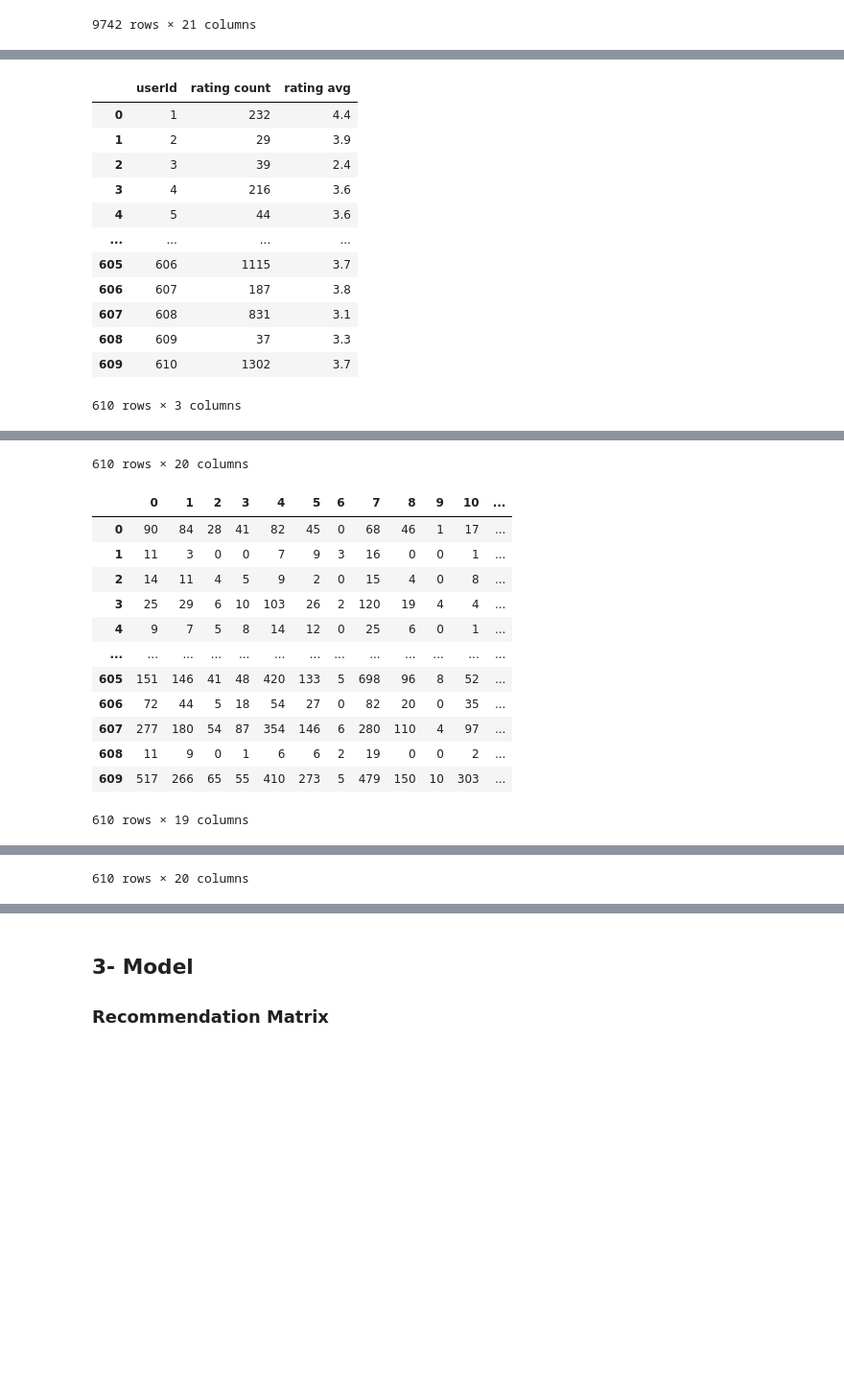
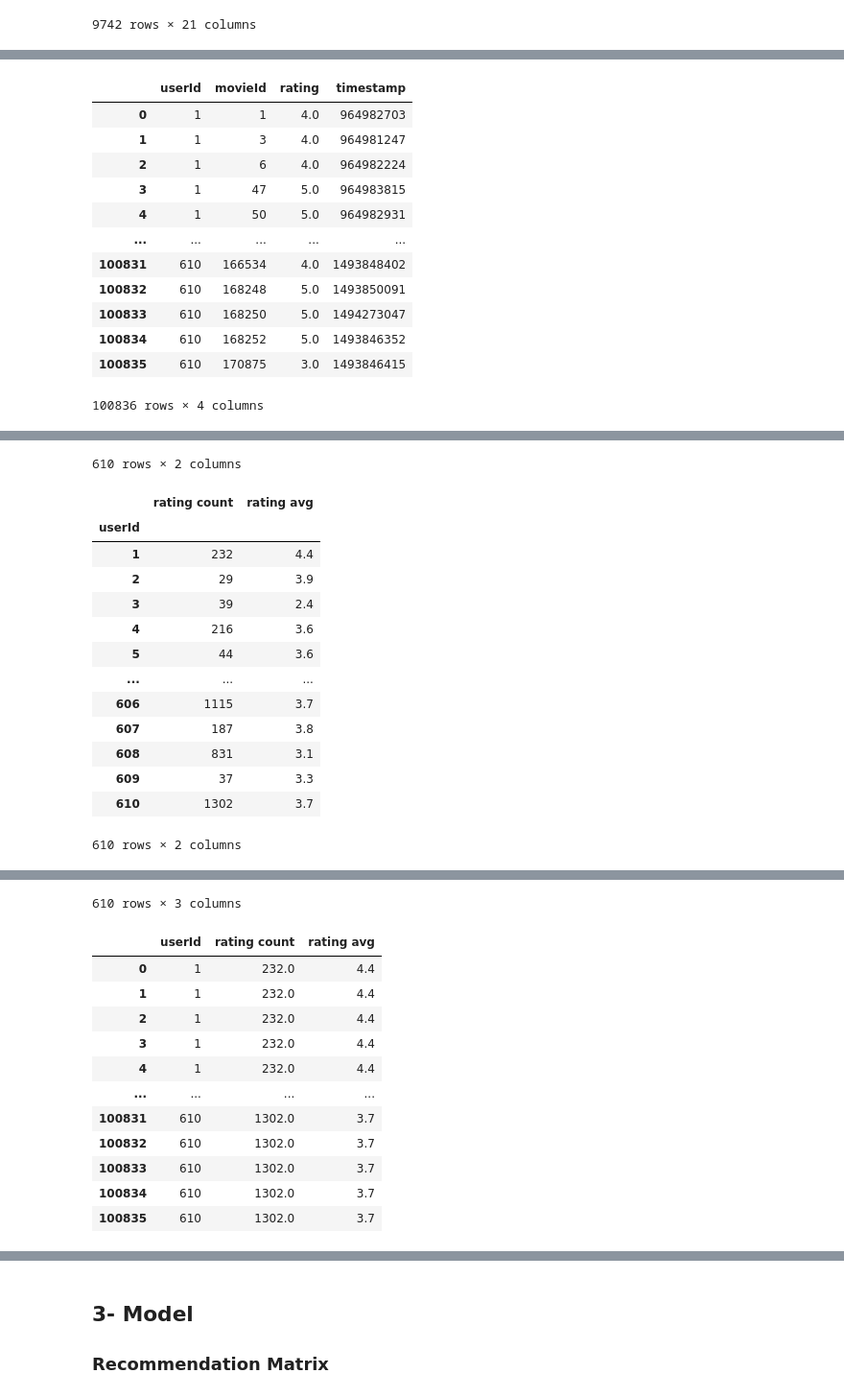
Before and after one commit to ReelRecs-Dev/ReelRecs-legacy, a Jupyter notebook: content_based_filtering.ipynb, the cells around one changed output, grey strips where cells are left out. Shown at 96% size. Saved outputs shown, nothing was run; the diff lists cells and outputs as text; code cells hidden in the pictures; blank space fills up the shorter version.

```diff
--- a/content_based_filtering.ipynb
+++ b/content_based_filtering.ipynb
@@ -237,23 +237,23 @@ Aggregate and Average to get the user profile (Takes a while):
 # %%
 df_user_copy = df_user.copy()
 
-df_aggregate_rating, df_genre_rating_count, df_user_ratings_total, df_user_final = aggregate_average_user_ratings(df_user, df_movie_final, df_movie_encoded)
+df_aggregate_rating, df_genre_rating_count, df_user_ratings_total, df_user_final = aggregate_average_user_ratings2(df_user, df_movie_final, df_movie_encoded)
 
 display(df_user_ratings_total)
 display(df_aggregate_rating)
 display(df_genre_rating_count)
 display(df_user_final)
 # %% [output]
-|  | userId | rating count | rating avg |
-| 0 | 1 | 232 | 4.4 |
-| 1 | 2 | 29 | 3.9 |
-| 2 | 3 | 39 | 2.4 |
-| 3 | 4 | 216 | 3.6 |
-| 4 | 5 | 44 | 3.6 |
-| ... | ... | ... | ... |
-| 605 | 606 | 1115 | 3.7 |
-| 606 | 607 | 187 | 3.8 |
-| 607 | 608 | 831 | 3.1 |
-| 608 | 609 | 37 | 3.3 |
-| 609 | 610 | 1302 | 3.7 |
+|  | userId | movieId | rating | timestamp |
+| 0 | 1 | 1 | 4.0 | 964982703 |
+| 1 | 1 | 3 | 4.0 | 964981247 |
+| 2 | 1 | 6 | 4.0 | 964982224 |
+| 3 | 1 | 47 | 5.0 | 964983815 |
+| 4 | 1 | 50 | 5.0 | 964982931 |
+| ... | ... | ... | ... | ... |
+| 100831 | 610 | 166534 | 4.0 | 1493848402 |
+| 100832 | 610 | 168248 | 5.0 | 1493850091 |
+| 100833 | 610 | 168250 | 5.0 | 1494273047 |
+| 100834 | 610 | 168252 | 5.0 | 1493846352 |
+| 100835 | 610 | 170875 | 3.0 | 1493846415 |
-610 rows × 3 columns
+100836 rows × 4 columns
@@ -272,14 +274,15 @@ display(df_user_final)
-610 rows × 20 columns
+610 rows × 2 columns
-|  | 0 | 1 | 2 | 3 | 4 | 5 | 6 | 7 | 8 | 9 | 10 | ... |
-| 0 | 90 | 84 | 28 | 41 | 82 | 45 | 0 | 68 | 46 | 1 | 17 | ... |
-| 1 | 11 | 3 | 0 | 0 | 7 | 9 | 3 | 16 | 0 | 0 | 1 | ... |
-| 2 | 14 | 11 | 4 | 5 | 9 | 2 | 0 | 15 | 4 | 0 | 8 | ... |
-| 3 | 25 | 29 | 6 | 10 | 103 | 26 | 2 | 120 | 19 | 4 | 4 | ... |
-| 4 | 9 | 7 | 5 | 8 | 14 | 12 | 0 | 25 | 6 | 0 | 1 | ... |
-| ... | ... | ... | ... | ... | ... | ... | ... | ... | ... | ... | ... | ... |
-| 605 | 151 | 146 | 41 | 48 | 420 | 133 | 5 | 698 | 96 | 8 | 52 | ... |
-| 606 | 72 | 44 | 5 | 18 | 54 | 27 | 0 | 82 | 20 | 0 | 35 | ... |
-| 607 | 277 | 180 | 54 | 87 | 354 | 146 | 6 | 280 | 110 | 4 | 97 | ... |
-| 608 | 11 | 9 | 0 | 1 | 6 | 6 | 2 | 19 | 0 | 0 | 2 | ... |
-| 609 | 517 | 266 | 65 | 55 | 410 | 273 | 5 | 479 | 150 | 10 | 303 | ... |
+|  | rating count | rating avg |
+| userId |  |  |
+| 1 | 232 | 4.4 |
+| 2 | 29 | 3.9 |
+| 3 | 39 | 2.4 |
+| 4 | 216 | 3.6 |
+| 5 | 44 | 3.6 |
+| ... | ... | ... |
+| 606 | 1115 | 3.7 |
+| 607 | 187 | 3.8 |
+| 608 | 831 | 3.1 |
+| 609 | 37 | 3.3 |
+| 610 | 1302 | 3.7 |
-610 rows × 19 columns
+610 rows × 2 columns
@@ -298 +301,13 @@ display(df_user_final)
-610 rows × 20 columns
+610 rows × 3 columns
+|  | userId | rating count | rating avg |
+| 0 | 1 | 232.0 | 4.4 |
+| 1 | 1 | 232.0 | 4.4 |
+| 2 | 1 | 232.0 | 4.4 |
+| 3 | 1 | 232.0 | 4.4 |
+| 4 | 1 | 232.0 | 4.4 |
+| ... | ... | ... | ... |
+| 100831 | 610 | 1302.0 | 3.7 |
+| 100832 | 610 | 1302.0 | 3.7 |
+| 100833 | 610 | 1302.0 | 3.7 |
+| 100834 | 610 | 1302.0 | 3.7 |
+| 100835 | 610 | 1302.0 | 3.7 |
```
Also changed, not shown: parts of 10 cells of this notebook.
